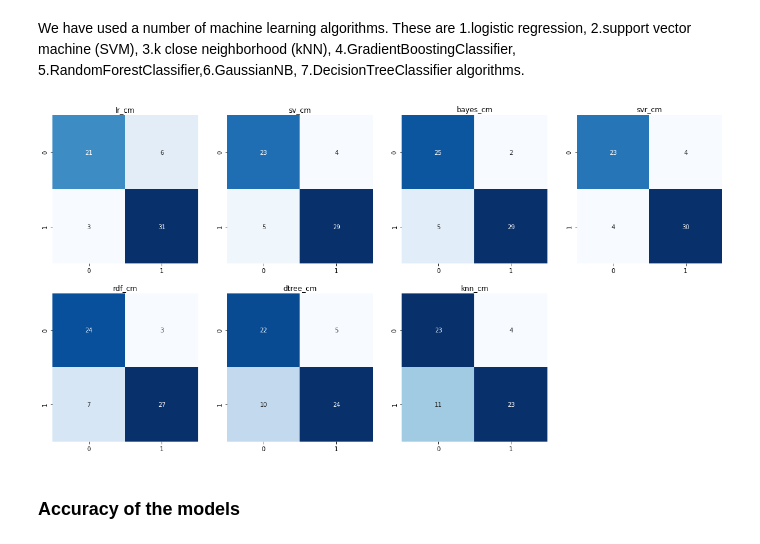
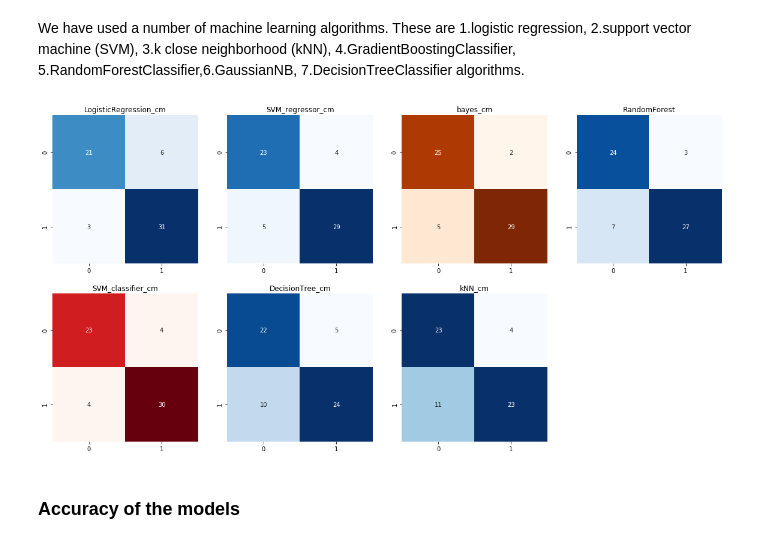
Before and after one commit to rajeshjnv/what-causes-heart-disease, a Jupyter notebook: heart-disease-exploration-ml-prediction.ipynb, the cells around one changed output. Cells and saved outputs as stored; diff of their text form; code cells hidden in the pictures.

```diff
--- a/heart-disease-exploration-ml-prediction.ipynb
+++ b/heart-disease-exploration-ml-prediction.ipynb
@@ -343,29 +394,29 @@ knn_ac=accuracy_score(knn_pred,y_test)
 # %%
 plt.figure(figsize=(20,10))
 plt.subplot(2,4,1)
-plt.title("lr_cm")
+plt.title("LogisticRegression_cm")
 sns.heatmap(lr_cm,annot=True,cmap="Blues",fmt="d",cbar=False)
 plt.subplot(2,4,2)
-plt.title("sv_cm")
+plt.title("SVM_regressor_cm")
 sns.heatmap(sv_cm,annot=True,cmap="Blues",fmt="d",cbar=False)
 plt.subplot(2,4,3)
 plt.title("bayes_cm")
-sns.heatmap(bayes_cm,annot=True,cmap="Blues",fmt="d",cbar=False)
+sns.heatmap(bayes_cm,annot=True,cmap="Oranges",fmt="d",cbar=False)
 plt.subplot(2,4,4)
-plt.title("svr_cm")
-sns.heatmap(svr_cm,annot=True,cmap="Blues",fmt="d",cbar=False)
+plt.title("RandomForest")
+sns.heatmap(rdf_cm,annot=True,cmap="Blues",fmt="d",cbar=False)
 plt.subplot(2,4,5)
-plt.title("rdf_cm")
-sns.heatmap(rdf_cm,annot=True,cmap="Blues",fmt="d",cbar=False)
+plt.title("SVM_classifier_cm")
+sns.heatmap(svr_cm,annot=True,cmap="Reds",fmt="d",cbar=False)
 plt.subplot(2,4,6)
-plt.title("dtree_cm")
+plt.title("DecisionTree_cm")
 sns.heatmap(dtree_cm,annot=True,cmap="Blues",fmt="d",cbar=False)
 plt.subplot(2,4,7)
-plt.title("knn_cm")
+plt.title("kNN_cm")
 sns.heatmap(knn_cm,annot=True,cmap="Blues",fmt="d",cbar=False)
 plt.show()
 # %% [output]
-[figure, old version]
+[figure, new version]
 # %% [markdown]
 ### Accuracy of the models
 # %%
```
Also changed, not shown: parts of 14 cells of this notebook, 1 other file.
